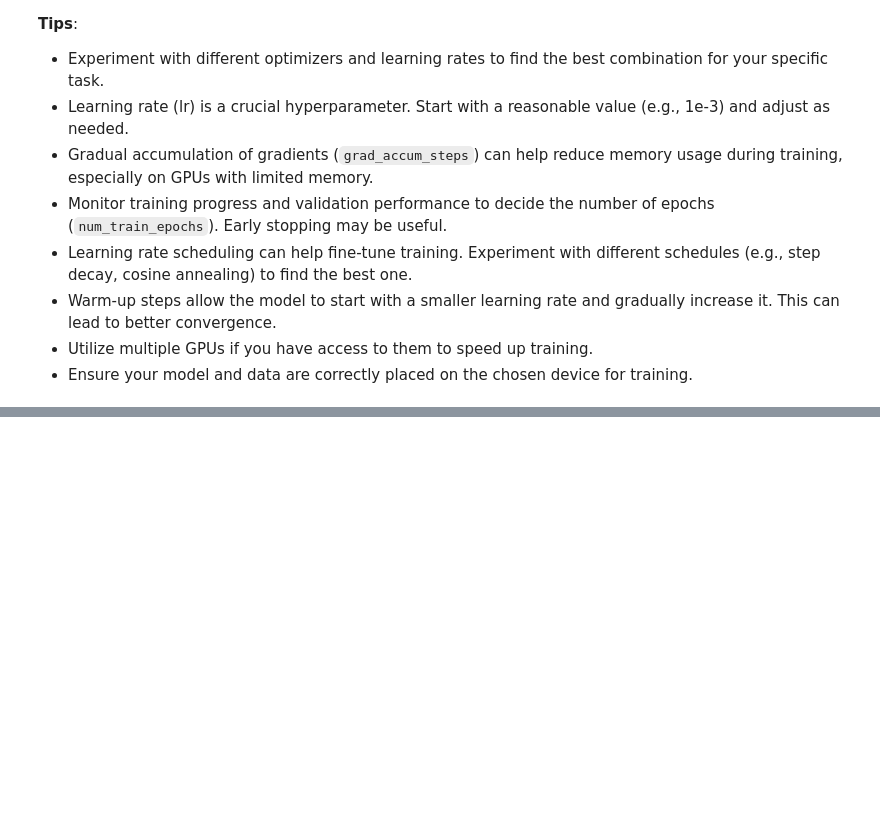
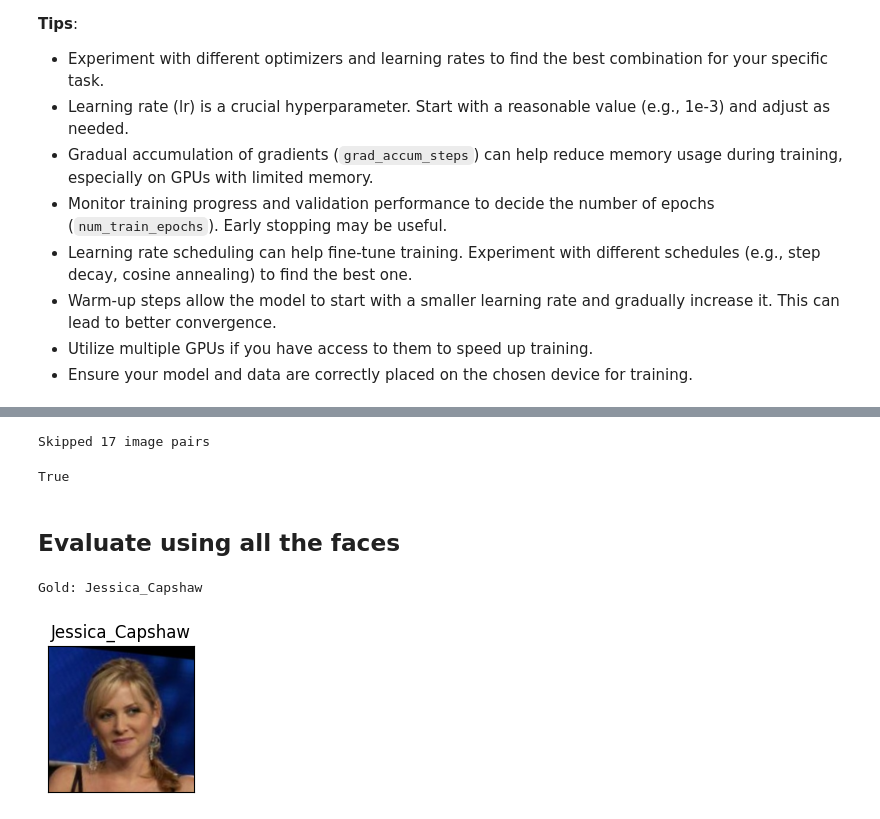
Before and after one commit to zucchini-nlp/computer-vision, a Jupyter notebook: Face_recognition_ResNet.ipynb, the cells around one changed output, grey strips where cells are left out. Cells and saved outputs as stored; diff of their text form; code cells hidden in the pictures; blank space fills up the shorter version.

```diff
--- a/Face_recognition_ResNet.ipynb
+++ b/Face_recognition_ResNet.ipynb
@@ -184,7 +227,7 @@ class TripletDataset(Dataset):
         self.transform = transform
 
     def __getitem__(self, index):
-        anchor, pos, neg = self.triplets[index]
+        anchor, pos, neg, name_pos, name_neg = self.triplets[index]
         if self.transform:
             anchor = self.transform(anchor)
             pos = self.transform(pos)
@@ -500,0 +597,4 @@ Accuracy 67.222
+# %%
+# Adjust the batch size since each batch in constrastive learning contains (2 + neagtive_samples_num) elements
+train_loader_cont = DataLoader(train_dataset_cont, batch_size=2, shuffle=True, num_workers=4)
+test_loader_cont = DataLoader(test_dataset_cont, batch_size=4, num_workers=4)
@@ -505,0 +895,37 @@ torch.save({
+# %%
+def create_embed_dict(bs, data_dir, device):
+    curr_idx = 0
+    path2idx = {}
+    embeddings = torch.tensor([])
+    faces = []
+    for name, imgs in name2img.items():
+        for img_idx, img in enumerate(imgs):
+            faces.append(img)
+            if name in names_with_less_image:
+                file_name = "{}_{:04d}".format(name, max(1, img_idx))
+            elif name in names_without_image:
+                continue
+            else:
+                file_name = "{}_{:04d}".format(name, img_idx+1)
+            path_dir = add_extension(os.path.join(data_dir, name, file_name))
+            path2idx[path_dir] = curr_idx
+            curr_idx += 1
+    num_batches = len(faces) // bs + int(len(faces) % bs > 0)
+    for batch in range(num_batches):
+        curr_batch = faces[batch*bs: (batch+1)*bs]
+        curr_batch = torch.stack(curr_batch, dim=0).to(device)
+        embeds = model(curr_batch).cpu().detach()
+        embeddings = torch.cat((embeddings, embeds), dim=0)
+    return embeddings, path2idx
+# %%
+pairs = read_pairs("/archive/turganbay/data/lfw-py/lfw_funneled/pairs.txt")
+path_list, issame_list = get_paths("/archive/turganbay/data/lfw-py/lfw_funneled", pairs)
+embeddings, path2idx = create_embed_dict(4, "/archive/turganbay/data/lfw-py/lfw_funneled/", device)
+# %% [output]
+Skipped 17 image pairs
+# %%
+embeddings_arr = [embeddings[path2idx[path]] for path in path_list]
+print( all([e.shape==torch.Size([512]) for e in embeddings_arr]) )
+embeddings_arr = np.array(torch.stack(embeddings_arr, dim=0))
+# %% [output]
+True
@@ -505,0 +936,2 @@ torch.save({
+# %% [markdown]
+## Evaluate using all the faces
@@ -505,0 +978,13 @@ torch.save({
+# %%
+random_name = random.choice(names)
+name, num_images = random_name.split("\t")
+print(f"Gold: {name}")
+
+preds = []
+for img in name2img[name]:
+    pred = get_close_faces(img, embeddings, device)
+    preds.append(pred)
+draw_pred_face(name, preds)
+# %% [output]
+Gold: Jessica_Capshaw
+[figure, added]
```
Also changed, not shown: parts of 25 cells of this notebook, 1 other file.
